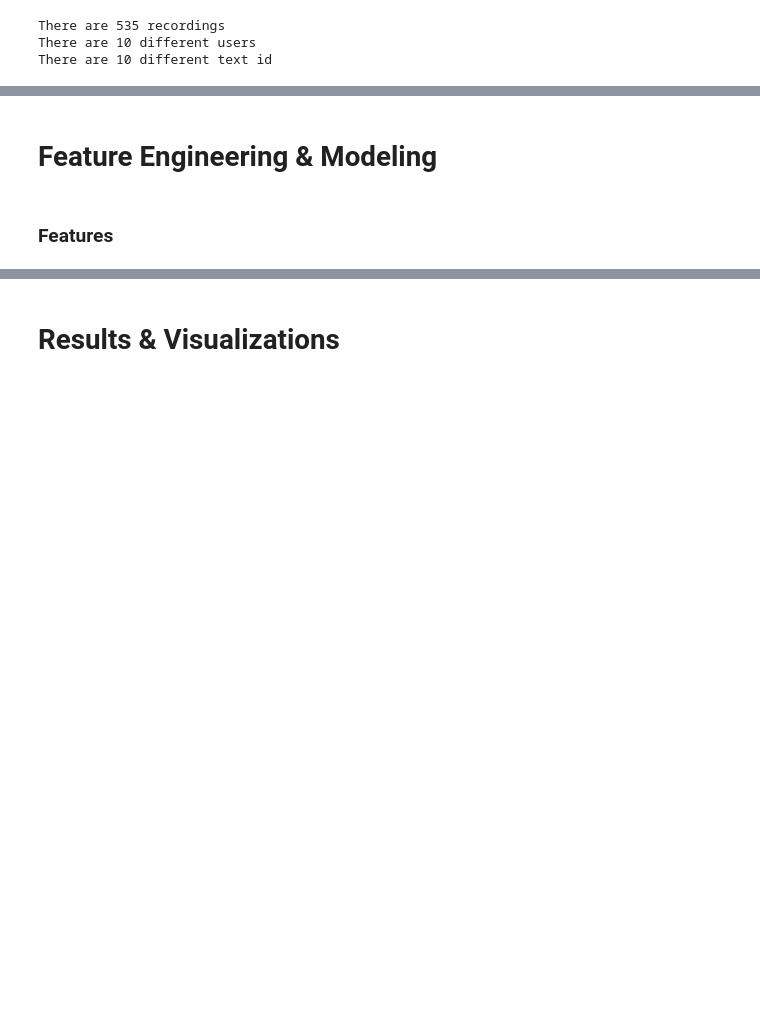
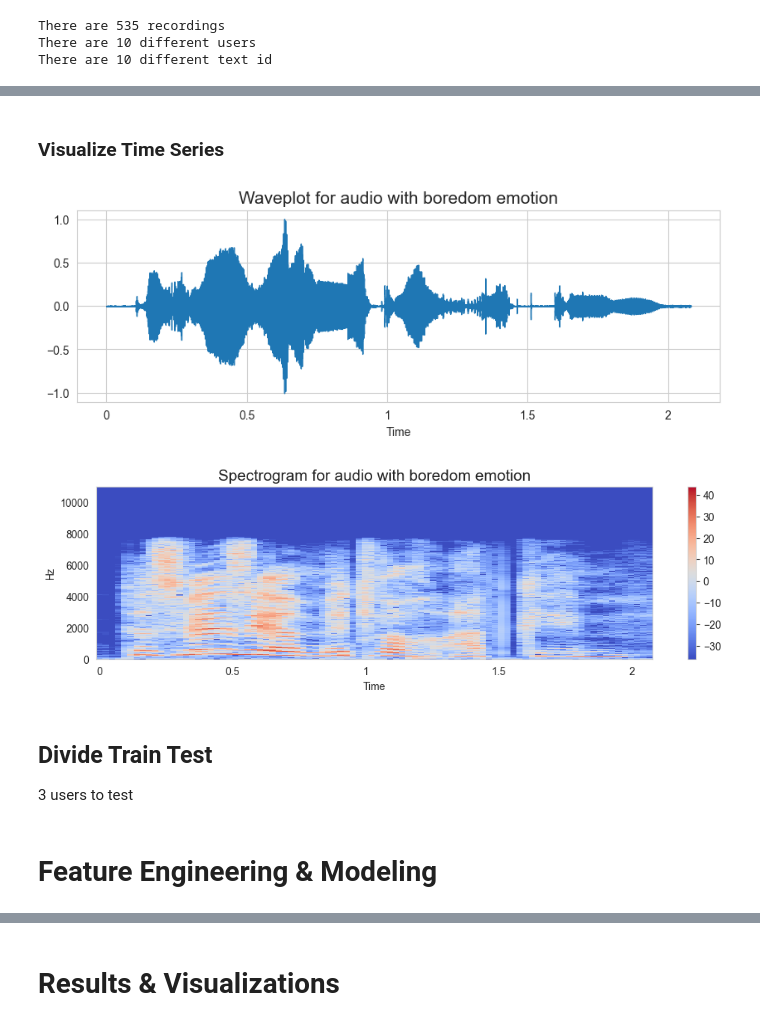
Before and after one commit to bonells96/speech_emotion_classification, a Jupyter notebook: Report_SER.ipynb, the cells around one changed output, grey strips where cells are left out. Saved outputs shown, nothing was run; the diff lists cells and outputs as text; code cells hidden in the pictures; blank space fills up the shorter version.

```diff
--- a/Report_SER.ipynb
+++ b/Report_SER.ipynb
@@ -97,0 +77,6 @@ data['emotion'] = data.loc[:,'label'].apply(lambda x: code_emotions[x])
+# %%
+PATH_DATA = join(getcwd(), 'download', 'wav')
+
+data = formatData.createDataFrame(PATH_DATA)
+
+data.head(5)
@@ -138 +129,17 @@ plt.show()
 [figure]
+# %% [markdown]
+### Visualize Time Series
+# %%
+ts = data.loc[0, 'ts']
+sr = data.loc[0, 'sr']
+
+
+plot_audio.create_waveplot(ts, sr, 'boredom')
+plot_audio.create_spectrogram(ts, sr, 'boredom')
+# %% [output]
+[figure, added]
+[figure, added]
+# %% [markdown]
+## Divide Train Test
+
+3 users to test
@@ -139,4 +161,2 @@ plt.show()
 # %% [markdown]
 # Feature Engineering & Modeling
-# %% [markdown]
-### Features
```
Also changed, not shown: parts of 23 cells of this notebook.
